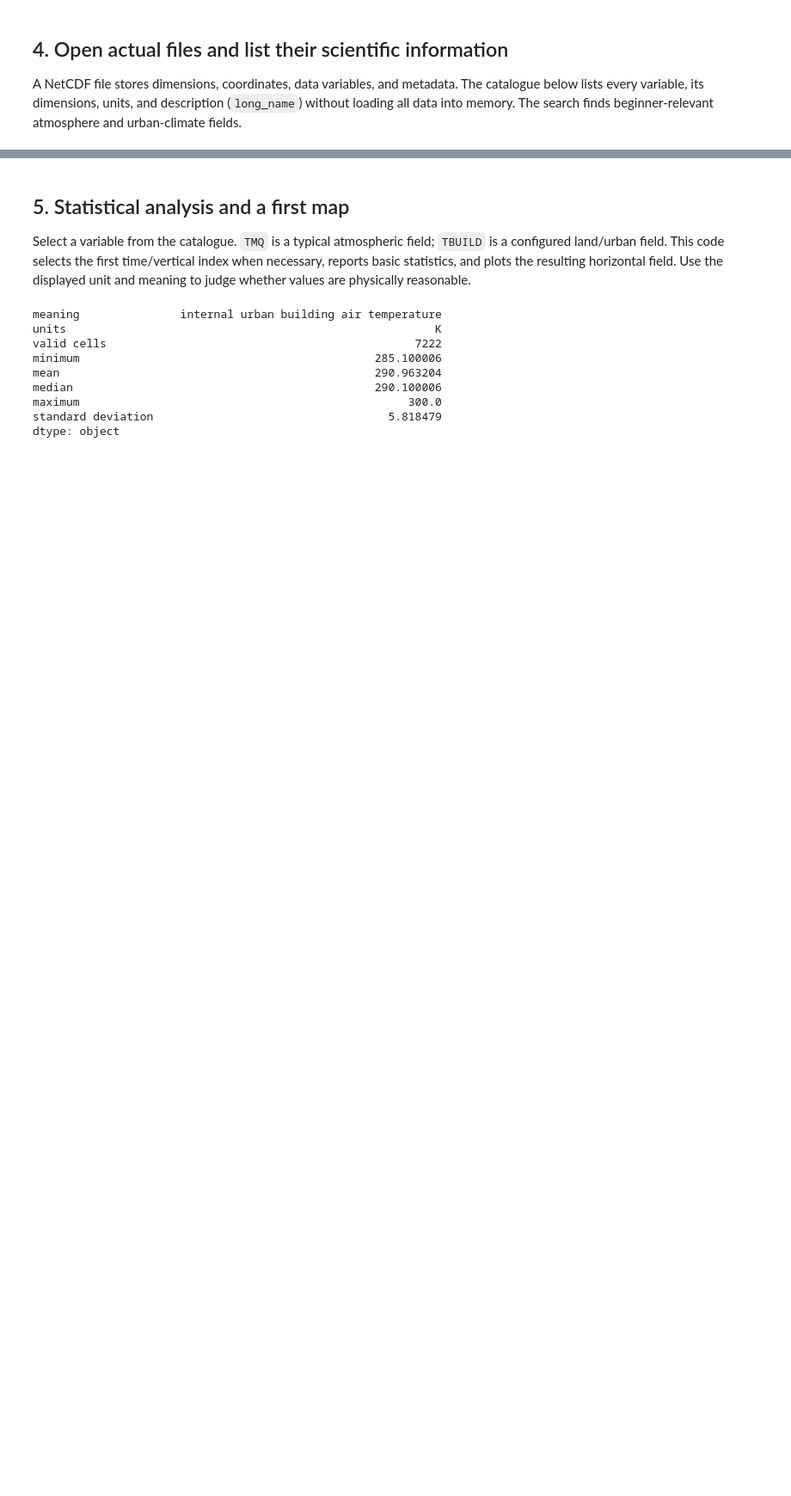
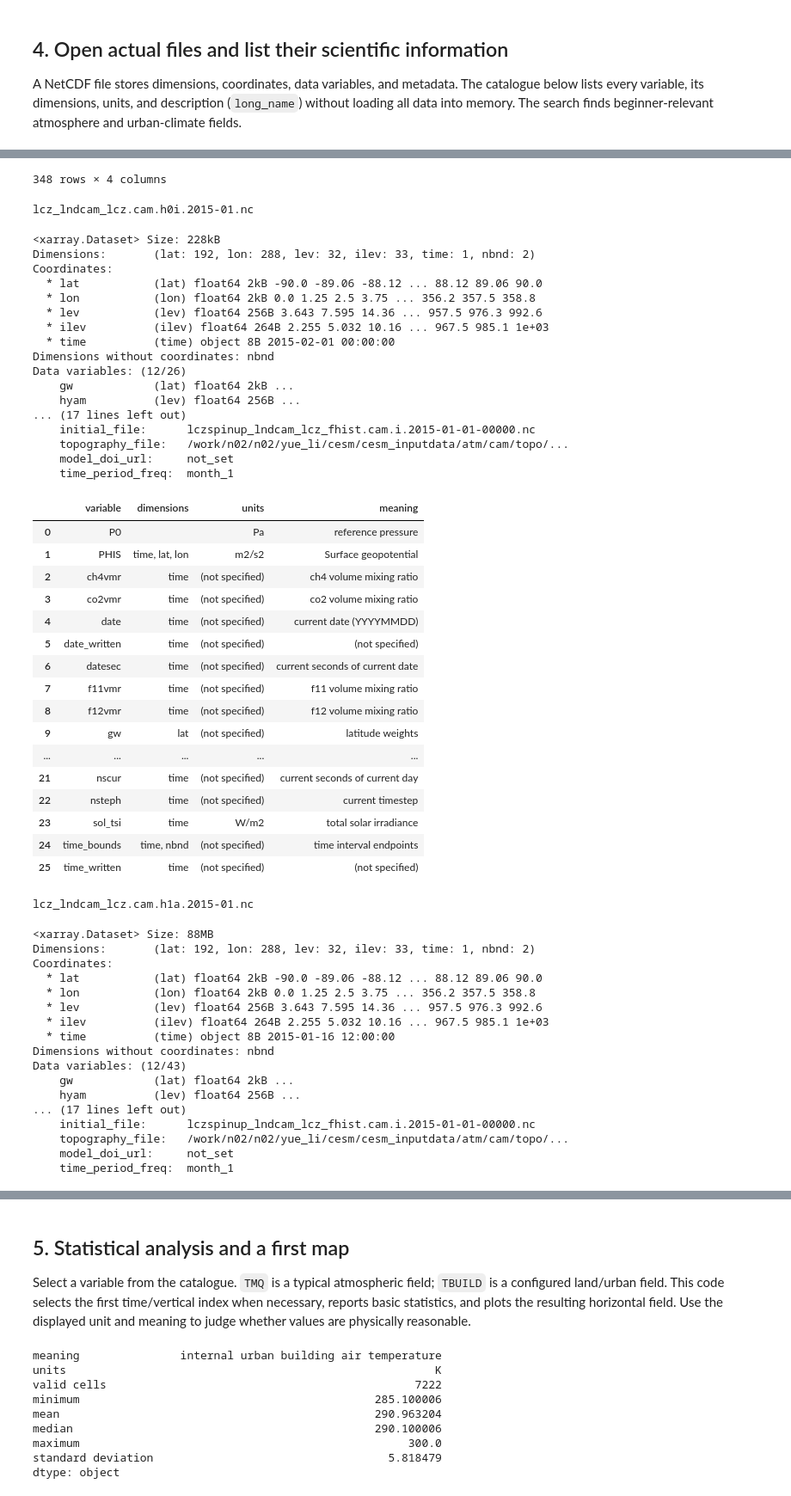
Before and after one commit to YueLi-0816/cesm, a Jupyter notebook: explore_lcz_lndcam_lcz_output.ipynb, the cells around one changed output, grey strips where cells are left out. Shown at 86% size. Drawn from its saved outputs; the diff is of its cells as text; code cells hidden in the pictures; blank space fills up the shorter version.

```diff
--- a/explore_lcz_lndcam_lcz_output.ipynb
+++ b/explore_lcz_lndcam_lcz_output.ipynb
@@ -214,10 +215,3 @@ pd.concat(all_time_info)
 | 0 | Atmosphere | CAM i | lcz_lndcam_lcz.cam.i.2016-01-01-0... | day_1 | 1 | 2016-01-01 00:00:00 | 2016-01-01 00:00:00 | [2016-01-01 00:00:00, 2016-01-01 ... | [2016-01-01 00:00:00, 2016-01-01 ... |
 | 0 | Land | CLM h0 | lcz_lndcam_lcz.clm2.h0.2015-02-01... | month_1 | 12 | 2015-02-01 00:00:00 | 2016-01-01 00:00:00 | [2015-01-01 00:00:00, 2015-02-01 ... | [2015-12-01 00:00:00, 2016-01-01 ... |
 | 0 | Land | CLM h1 | lcz_lndcam_lcz.clm2.h1.2015-02-01... | month_1 | 12 | 2015-02-01 00:00:00 | 2016-01-01 00:00:00 | [2015-01-01 00:00:00, 2015-02-01 ... | [2015-12-01 00:00:00, 2016-01-01 ... |
-# %%
-f = sorted(LND.glob("lcz_lndcam_lcz.clm2.h0.*.nc"))[0]
-
-with xr.open_dataset(f, decode_times=True) as ds:
-    print("File:", f.name)
-    print(ds["time"])
-    print(ds["time_bounds"])
@@ -482,0 +249,15 @@ CLM h1: selected-topic fields
+# %%
+# Display the dataset and its data variables for each representative file in the file summary df.
+representatives = summary[['type','example']]
+for index, row in representatives.iterrows():
+    file_type = row['type']
+    filename = row['example']
+
+    if file_type == 'Atmosphere':
+        f = ATM / filename
+    elif file_type == 'Land':
+        f = LND / filename
+    dataset = xr.open_dataset(f)
+    data_variables = catalogue(dataset)
+    print(filename); display(dataset); display(data_variables)
+# %% [output]
@@ -482,0 +294,54 @@ CLM h1: selected-topic fields
+348 rows × 4 columns
+lcz_lndcam_lcz.cam.h0i.2015-01.nc
+<xarray.Dataset> Size: 228kB
+Dimensions:       (lat: 192, lon: 288, lev: 32, ilev: 33, time: 1, nbnd: 2)
+Coordinates:
+  * lat           (lat) float64 2kB -90.0 -89.06 -88.12 ... 88.12 89.06 90.0
+  * lon           (lon) float64 2kB 0.0 1.25 2.5 3.75 ... 356.2 357.5 358.8
+  * lev           (lev) float64 256B 3.643 7.595 14.36 ... 957.5 976.3 992.6
+  * ilev          (ilev) float64 264B 2.255 5.032 10.16 ... 967.5 985.1 1e+03
+  * time          (time) object 8B 2015-02-01 00:00:00
+Dimensions without coordinates: nbnd
+Data variables: (12/26)
+    gw            (lat) float64 2kB ...
+    hyam          (lev) float64 256B ...
+... (17 lines left out)
+    initial_file:      lczspinup_lndcam_lcz_fhist.cam.i.2015-01-01-00000.nc
+    topography_file:   /work/n02/n02/yue_li/cesm/cesm_inputdata/atm/cam/topo/...
+    model_doi_url:     not_set
+    time_period_freq:  month_1
+|  | variable | dimensions | units | meaning |
+| 0 | P0 |  | Pa | reference pressure |
+| 1 | PHIS | time, lat, lon | m2/s2 | Surface geopotential |
+| 2 | ch4vmr | time | (not specified) | ch4 volume mixing ratio |
+| 3 | co2vmr | time | (not specified) | co2 volume mixing ratio |
+| 4 | date | time | (not specified) | current date (YYYYMMDD) |
+| 5 | date_written | time | (not specified) | (not specified) |
+| 6 | datesec | time | (not specified) | current seconds of current date |
+| 7 | f11vmr | time | (not specified) | f11 volume mixing ratio |
+| 8 | f12vmr | time | (not specified) | f12 volume mixing ratio |
+| 9 | gw | lat | (not specified) | latitude weights |
+| ... | ... | ... | ... | ... |
+| 21 | nscur | time | (not specified) | current seconds of current day |
+| 22 | nsteph | time | (not specified) | current timestep |
+| 23 | sol_tsi | time | W/m2 | total solar irradiance |
+| 24 | time_bounds | time, nbnd | (not specified) | time interval endpoints |
+| 25 | time_written | time | (not specified) | (not specified) |
+lcz_lndcam_lcz.cam.h1a.2015-01.nc
+<xarray.Dataset> Size: 88MB
+Dimensions:       (lat: 192, lon: 288, lev: 32, ilev: 33, time: 1, nbnd: 2)
+Coordinates:
+  * lat           (lat) float64 2kB -90.0 -89.06 -88.12 ... 88.12 89.06 90.0
+  * lon           (lon) float64 2kB 0.0 1.25 2.5 3.75 ... 356.2 357.5 358.8
+  * lev           (lev) float64 256B 3.643 7.595 14.36 ... 957.5 976.3 992.6
+  * ilev          (ilev) float64 264B 2.255 5.032 10.16 ... 967.5 985.1 1e+03
+  * time          (time) object 8B 2015-01-16 12:00:00
+Dimensions without coordinates: nbnd
+Data variables: (12/43)
+    gw            (lat) float64 2kB ...
+    hyam          (lev) float64 256B ...
+... (17 lines left out)
+    initial_file:      lczspinup_lndcam_lcz_fhist.cam.i.2015-01-01-00000.nc
+    topography_file:   /work/n02/n02/yue_li/cesm/cesm_inputdata/atm/cam/topo/...
+    model_doi_url:     not_set
+    time_period_freq:  month_1
```
Also changed, not shown: parts of 13 cells of this notebook.
